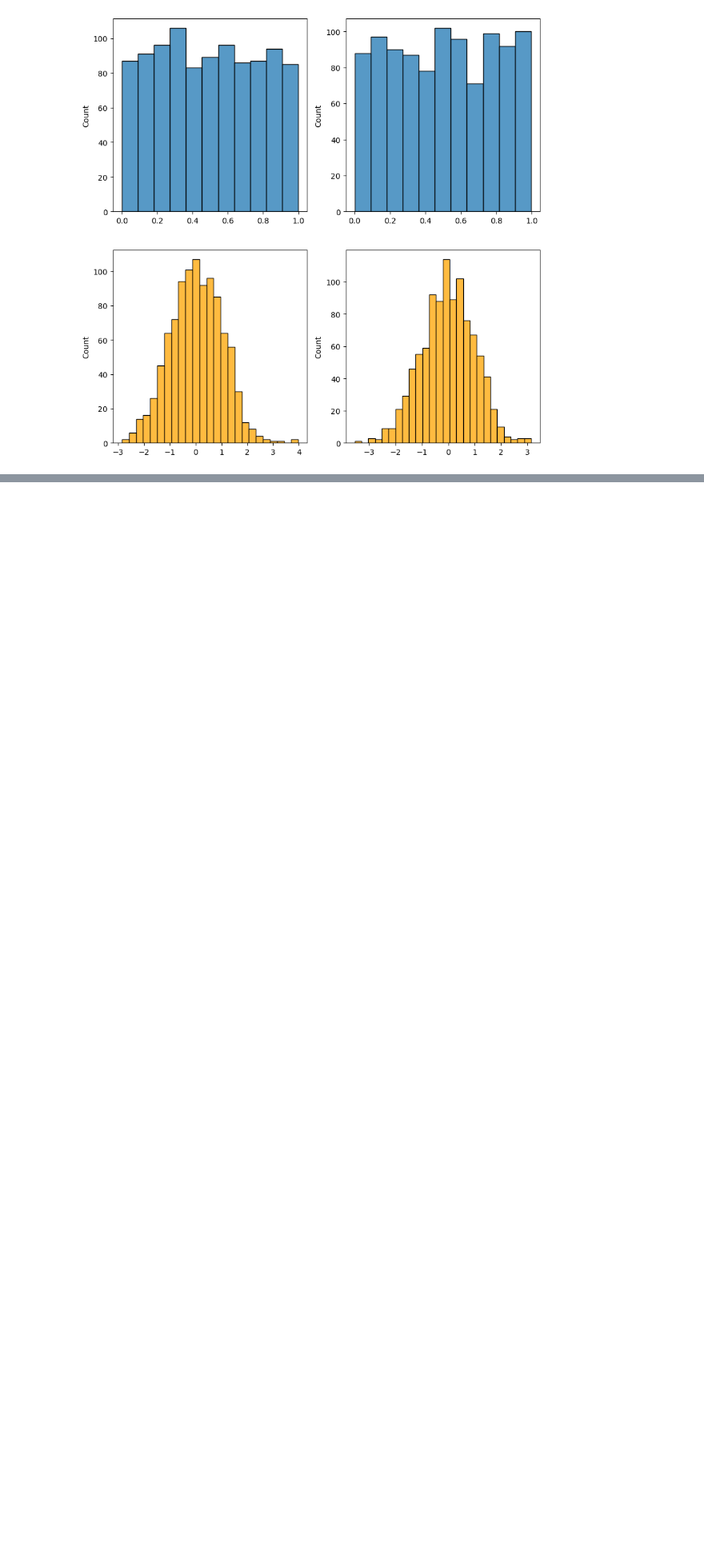
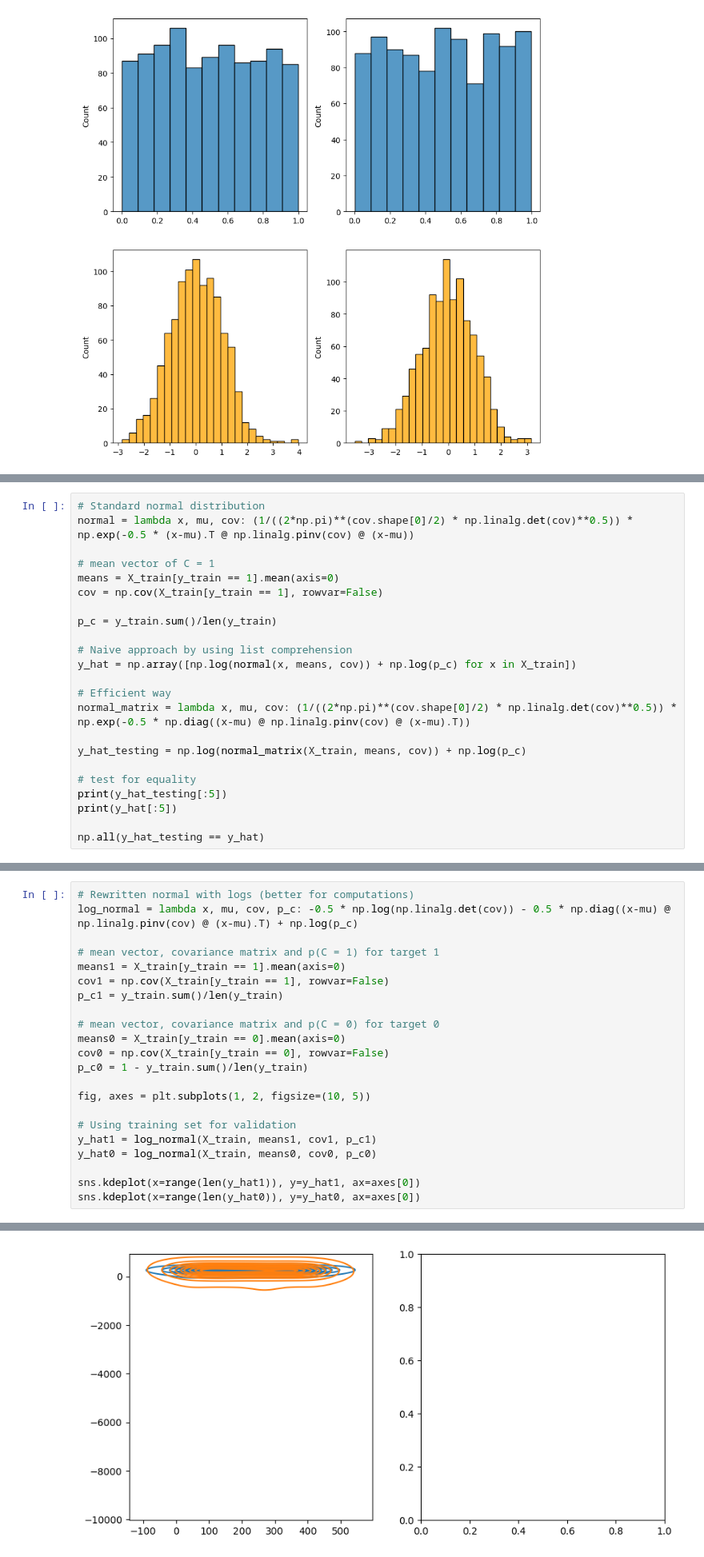
Before and after one commit to Janko-dev/ml_notebooks, a Jupyter notebook: notebooks/multivariate.ipynb, the cells around one changed output, grey strips where cells are left out. Shown at 80% size. Drawn from its saved outputs; the diff is of its cells as text; blank space fills up the shorter version.

```diff
--- a/notebooks/multivariate.ipynb
+++ b/notebooks/multivariate.ipynb
@@ -231,0 +259,23 @@ sns.histplot(z1, ax=axes[1][1], color='orange')
+# %%
+# Standard normal distribution
+normal = lambda x, mu, cov: (1/((2*np.pi)**(cov.shape[0]/2) * np.linalg.det(cov)**0.5)) * np.exp(-0.5 * (x-mu).T @ np.linalg.pinv(cov) @ (x-mu))
+
+# mean vector of C = 1
+means = X_train[y_train == 1].mean(axis=0)
+cov = np.cov(X_train[y_train == 1], rowvar=False)
+
+p_c = y_train.sum()/len(y_train)
+
+# Naive approach by using list comprehension
+y_hat = np.array([np.log(normal(x, means, cov)) + np.log(p_c) for x in X_train])
+
+# Efficient way
+normal_matrix = lambda x, mu, cov: (1/((2*np.pi)**(cov.shape[0]/2) * np.linalg.det(cov)**0.5)) * np.exp(-0.5 * np.diag((x-mu) @ np.linalg.pinv(cov) @ (x-mu).T))
+
+y_hat_testing = np.log(normal_matrix(X_train, means, cov)) + np.log(p_c)
+
+# test for equality
+print(y_hat_testing[:5])
+print(y_hat[:5])
+
+np.all(y_hat_testing == y_hat)
@@ -231,0 +291,23 @@ sns.histplot(z1, ax=axes[1][1], color='orange')
+# %%
+# Rewritten normal with logs (better for computations)
+log_normal = lambda x, mu, cov, p_c: -0.5 * np.log(np.linalg.det(cov)) - 0.5 * np.diag((x-mu) @ np.linalg.pinv(cov) @ (x-mu).T) + np.log(p_c)
+
+# mean vector, covariance matrix and p(C = 1) for target 1
+means1 = X_train[y_train == 1].mean(axis=0)
+cov1 = np.cov(X_train[y_train == 1], rowvar=False)
+p_c1 = y_train.sum()/len(y_train)
+
+# mean vector, covariance matrix and p(C = 0) for target 0
+means0 = X_train[y_train == 0].mean(axis=0)
+cov0 = np.cov(X_train[y_train == 0], rowvar=False)
+p_c0 = 1 - y_train.sum()/len(y_train)
+
+fig, axes = plt.subplots(1, 2, figsize=(10, 5))
+
+# Using training set for validation
+y_hat1 = log_normal(X_train, means1, cov1, p_c1)
+y_hat0 = log_normal(X_train, means0, cov0, p_c0)
+
+sns.kdeplot(x=range(len(y_hat1)), y=y_hat1, ax=axes[0])
+sns.kdeplot(x=range(len(y_hat0)), y=y_hat0, ax=axes[0])
+# %% [output]
@@ -231,0 +315 @@ sns.histplot(z1, ax=axes[1][1], color='orange')
+[figure, added]
```
Also changed, not shown: parts of 10 cells of this notebook.
